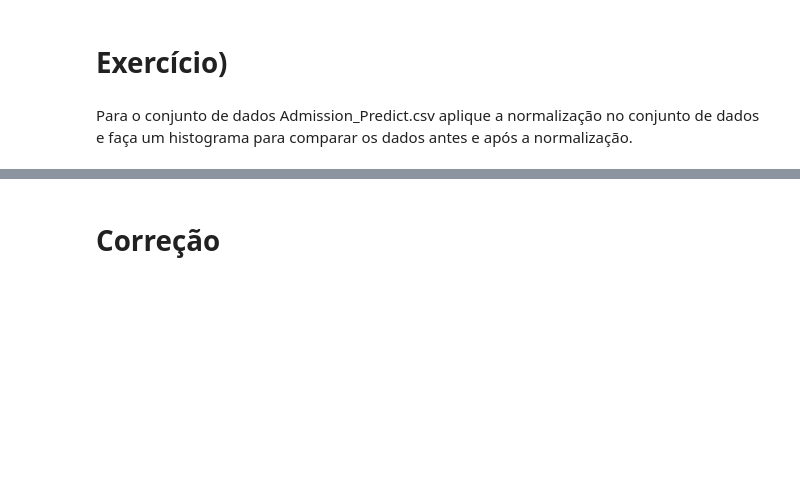
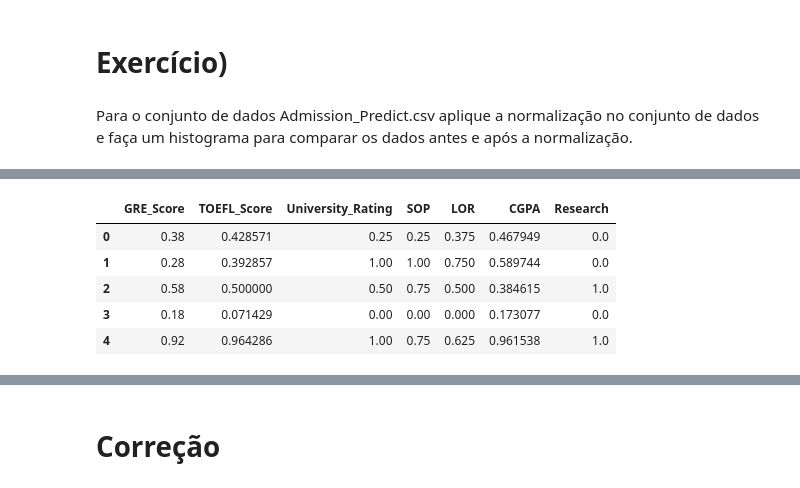
Before and after one commit to MatheusNespolo/IA-MachineLearning, a Jupyter notebook: ITI/Aula03/Notebooks/2.3 Normalização e Padronização dos Dados.ipynb, the cells around one changed output, grey strips where cells are left out. Cells and saved outputs as stored; diff of their text form; code cells hidden in the pictures; blank space fills up the shorter version.

```diff
--- a/ITI/Aula03/Notebooks/2.3 Normalização e Padronização dos Dados.ipynb
+++ b/ITI/Aula03/Notebooks/2.3 Normalização e Padronização dos Dados.ipynb
@@ -201,0 +236,11 @@ Para o conjunto de dados Admission_Predict.csv aplique a normalização no conju
+# %%
+X_train_norm_df = pd.DataFrame(data=X_train_norm,
+                               columns=X_train.columns)
+X_train_norm_df.head()
+# %% [output]
+|  | GRE_Score | TOEFL_Score | University_Rating | SOP | LOR | CGPA | Research |
+| 0 | 0.38 | 0.428571 | 0.25 | 0.25 | 0.375 | 0.467949 | 0.0 |
+| 1 | 0.28 | 0.392857 | 1.00 | 1.00 | 0.750 | 0.589744 | 0.0 |
+| 2 | 0.58 | 0.500000 | 0.50 | 0.75 | 0.500 | 0.384615 | 1.0 |
+| 3 | 0.18 | 0.071429 | 0.00 | 0.00 | 0.000 | 0.173077 | 0.0 |
+| 4 | 0.92 | 0.964286 | 1.00 | 0.75 | 0.625 | 0.961538 | 1.0 |
```
Also changed, not shown: parts of 10 cells of this notebook.
